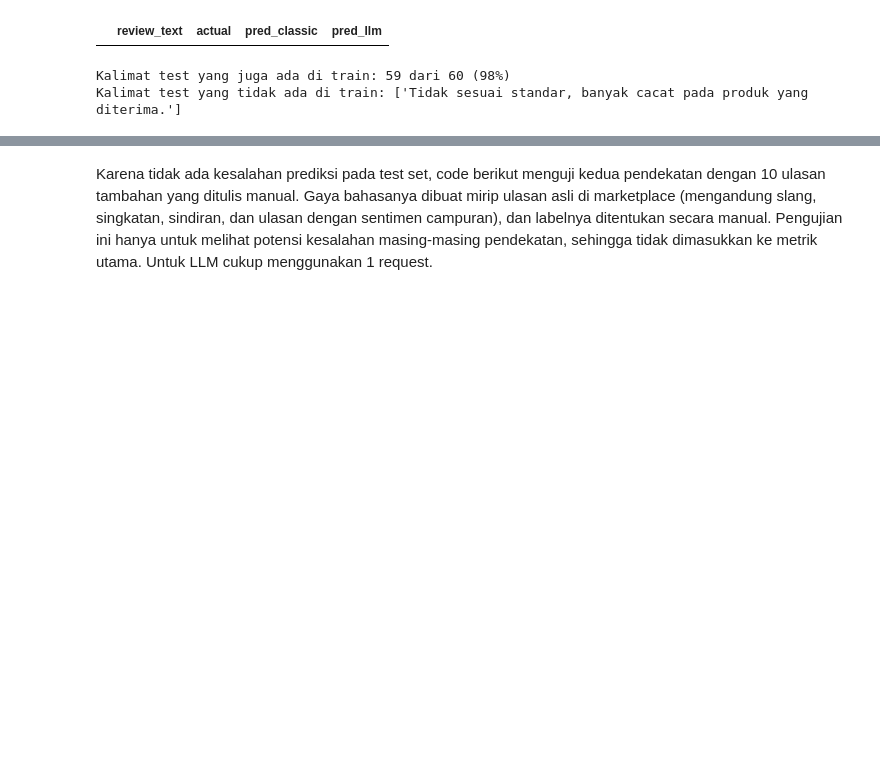
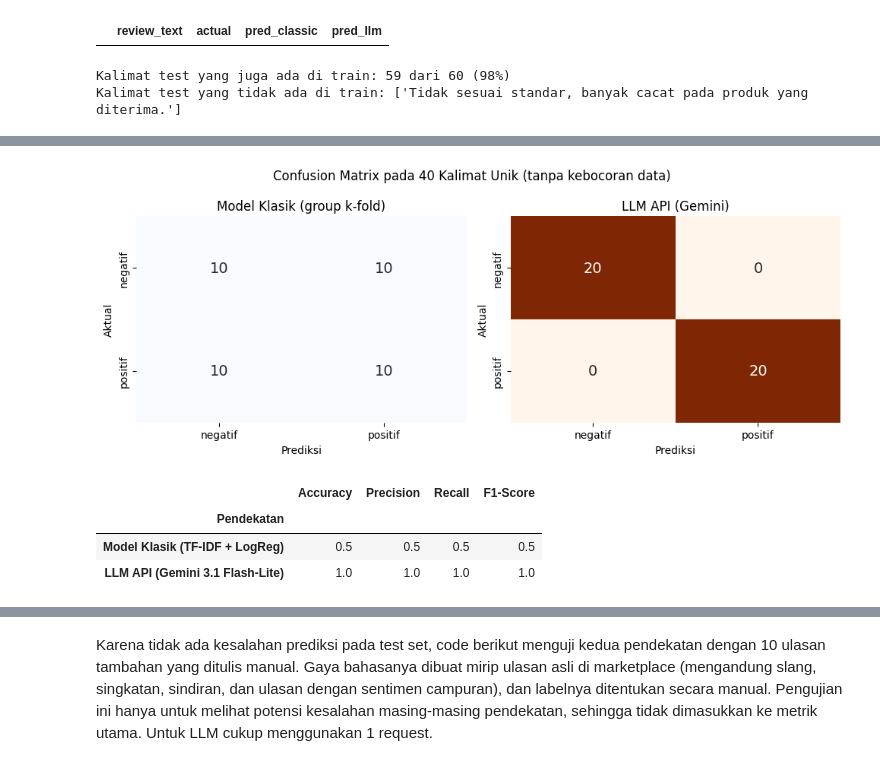
Before and after one commit to AzizuAhmad/assignment-model-experiment-azizu-ahmad, a Jupyter notebook: notebook/experiment_notebook.ipynb, the cells around one changed output, grey strips where cells are left out. Saved outputs shown, nothing was run; the diff lists cells and outputs as text; code cells hidden in the pictures; blank space fills up the shorter version.

Commit message:
Tambah evaluasi tanpa kebocoran data (group k-fold dan 40 kalimat unik)

```diff
--- a/notebook/experiment_notebook.ipynb
+++ b/notebook/experiment_notebook.ipynb
@@ -461,0 +498,42 @@ Kalimat test yang tidak ada di train: ['Tidak sesuai standar, banyak cacat pada
+# %%
+unik = df.drop_duplicates('review_text')[['review_text', 'sentiment']].copy()
+unik['pred_classic'] = pred_oof.loc[unik.index].values
+
+UNIK_CACHE = '../documentation/llm_predictions_kalimat_unik.csv'
+if USE_CACHE and os.path.exists(UNIK_CACHE):
+    unik['pred_llm'] = pd.read_csv(UNIK_CACHE, index_col='row_index').loc[unik.index, 'pred_llm']
+else:
+    pred_unik = []
+    for b in range(0, len(unik), BATCH_SIZE):
+        raw_batch, _ = classify_sentiment_llm(unik['review_text'].iloc[b:b + BATCH_SIZE].tolist())
+        pred_unik += [normalize_label(r) for r in raw_batch]
+        time.sleep(3)
+    unik['pred_llm'] = pred_unik
+    unik[['review_text', 'pred_llm']].to_csv(UNIK_CACHE, index_label='row_index')
+
+perbandingan_unik = pd.DataFrame([
+    ringkas_metrik(unik['sentiment'], unik['pred_classic'], 'Model Klasik (TF-IDF + LogReg)'),
+    ringkas_metrik(unik['sentiment'], unik['pred_llm'], 'LLM API (Gemini 3.1 Flash-Lite)'),
+]).set_index('Pendekatan')
+perbandingan_unik.to_csv('../documentation/model_comparison_tanpa_kebocoran.csv')
+
+fig, axes = plt.subplots(1, 2, figsize=(10, 4))
+for ax, kolom, title, cmap in [(axes[0], 'pred_classic', 'Model Klasik (group k-fold)', 'Blues'),
+                               (axes[1], 'pred_llm', 'LLM API (Gemini)', 'Oranges')]:
+    sns.heatmap(confusion_matrix(unik['sentiment'], unik[kolom], labels=labels), annot=True, fmt='d', cmap=cmap,
+                cbar=False, xticklabels=labels, yticklabels=labels, ax=ax, annot_kws={'size': 14})
+    ax.set_title(title)
+    ax.set_xlabel('Prediksi')
+    ax.set_ylabel('Aktual')
+fig.suptitle('Confusion Matrix pada 40 Kalimat Unik (tanpa kebocoran data)')
+plt.tight_layout()
+plt.savefig('../documentation/confusion_matrix_tanpa_kebocoran.png', dpi=150)
+plt.show()
+
+perbandingan_unik.round(3)
+# %% [output]
+[figure, added]
+|  | Accuracy | Precision | Recall | F1-Score |
+| Pendekatan |  |  |  |  |
+| Model Klasik (TF-IDF + LogReg) | 0.5 | 0.5 | 0.5 | 0.5 |
+| LLM API (Gemini 3.1 Flash-Lite) | 1.0 | 1.0 | 1.0 | 1.0 |
```
Also changed, not shown: parts of 12 cells of this notebook, 5 other files.
